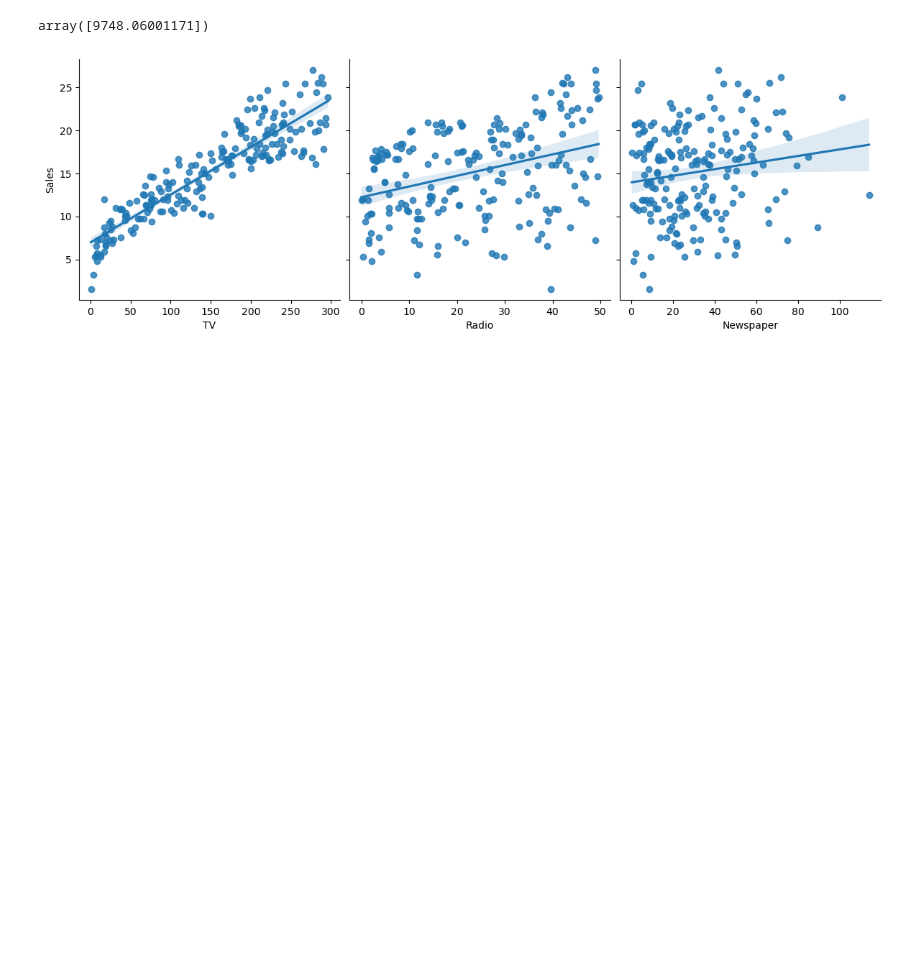
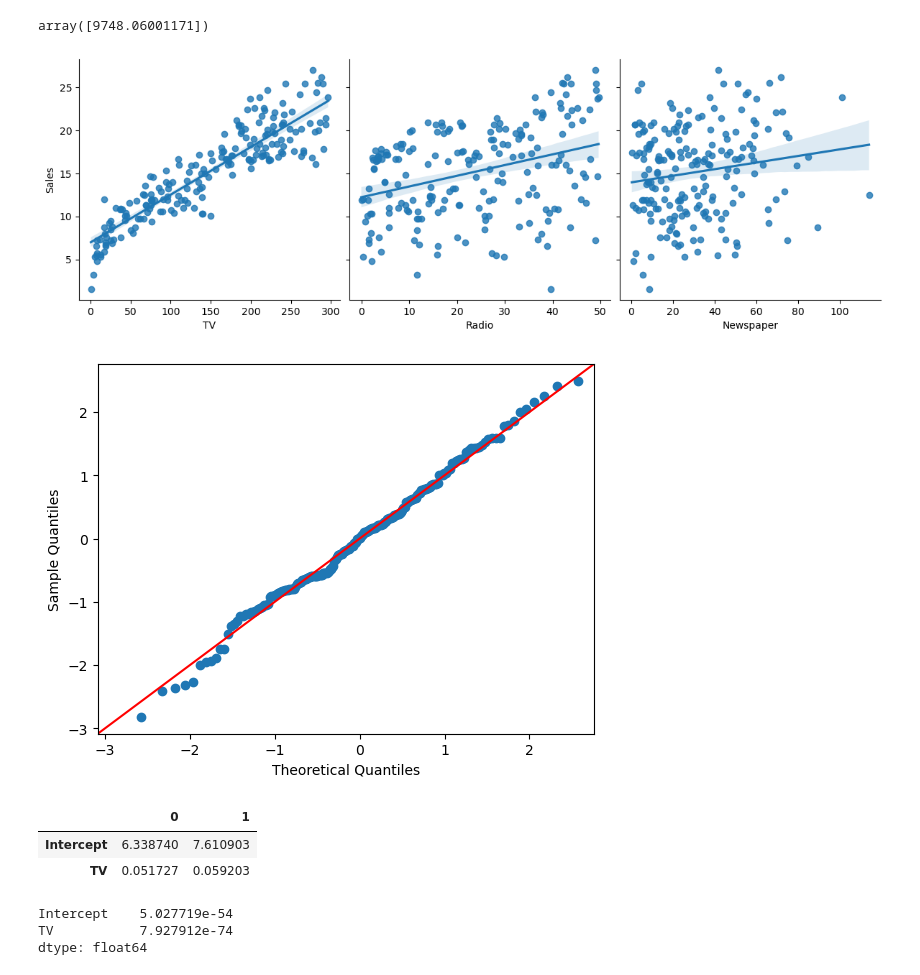
Before and after one commit to ashu4u007/ML_projects, a Jupyter notebook: LinearRegg_model.ipynb, the cells around one changed output. Saved outputs shown, nothing was run; the diff lists cells and outputs as text; code cells hidden in the pictures; blank space fills up the shorter version.

```diff
--- a/LinearRegg_model.ipynb
+++ b/LinearRegg_model.ipynb
@@ -133,4 +133,20 @@ plt.show()
 # %% [output]
 [figure]
 # %%
-Ststsmodels_residual =
+Ststsmodels_residual = Ststsmodels_result.resid
+ax = sm.qqplot(Ststsmodels_residual , fit=True, line='45')
+plt.show()
+# %% [output]
+[figure, added]
+# %%
+Ststsmodels_result.conf_int()
+# %% [output]
+|  | 0 | 1 |
+| Intercept | 6.338740 | 7.610903 |
+| TV | 0.051727 | 0.059203 |
+# %%
+Ststsmodels_result.pvalues
+# %% [output]
+Intercept    5.027719e-54
+TV           7.927912e-74
+dtype: float64
```
Also changed, not shown: parts of 1 cell of this notebook.
